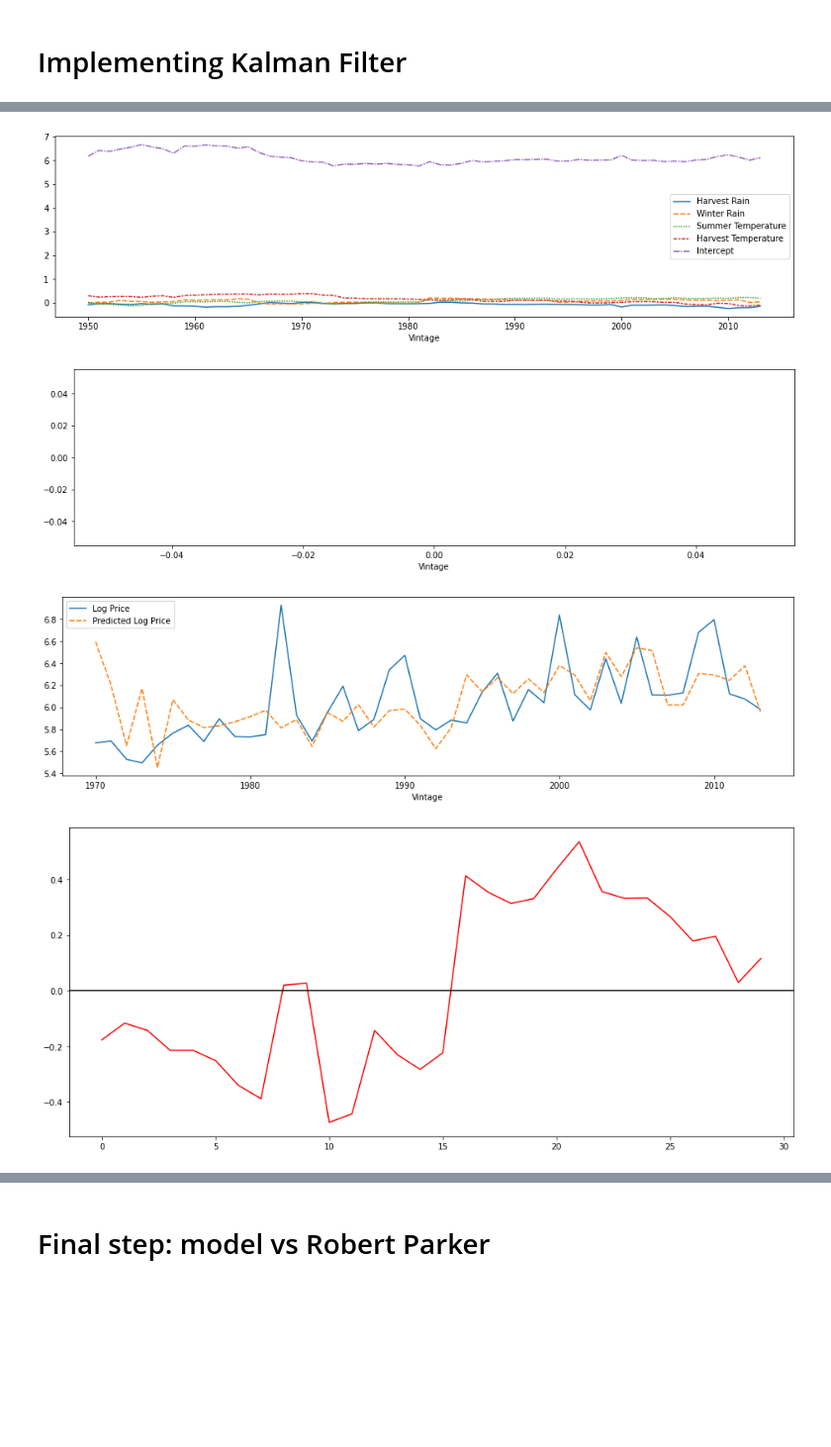
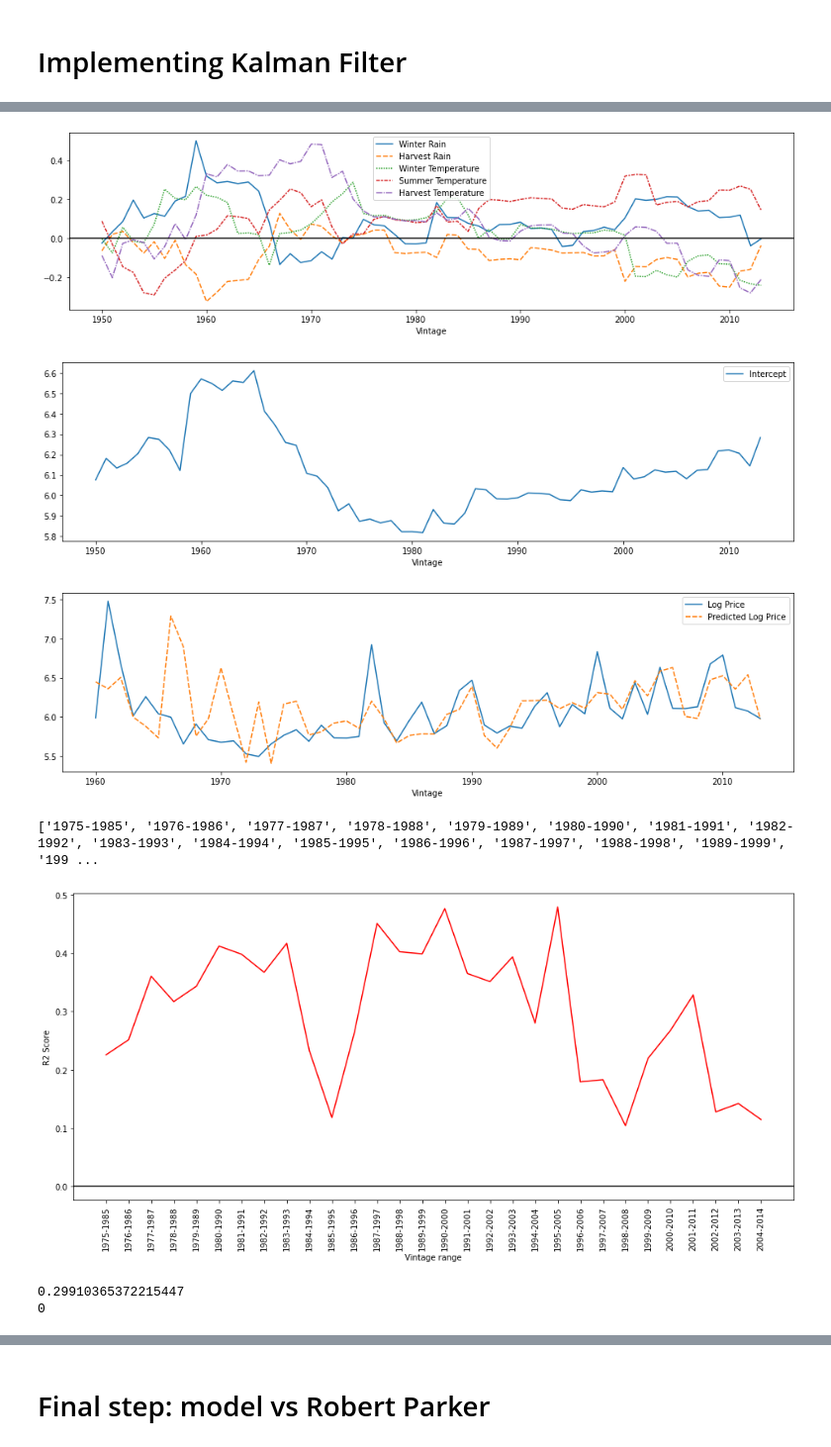
Before and after one commit to RoucherA/GrandCruClassifier, a Jupyter notebook: predictive models.ipynb, the cells around one changed output, grey strips where cells are left out. Shown: that part at 99% size. Drawn from its saved outputs; the diff is of its cells as text; code cells hidden in the pictures; blank space fills up the shorter version.

```diff
--- a/predictive models.ipynb
+++ b/predictive models.ipynb
@@ -45,5 +58,7 @@ X['Harvest Temperature'] = \
 # %%
+display(prices.head())
 y = prices.set_index('Vintage', drop=True)
+y['Log Price'] = np.log(y['Price'])
 sns.lineplot(data=y['Log Price'])
 plt.show()
 # %% [output]
@@ -84,7 +101,7 @@ def Kalman(X,y):
     column_names = X.columns.to_list()+['Intercept']
     coefficients = pd.DataFrame(0, index=y.index, columns=column_names)
 
-    x_k = np.array([-0.05, 0, -0.05, 0.35,6]).reshape(-1,1)
+    x_k = np.array([0]*(len(column_names)-1)+[6]).reshape(-1,1)
     print(np.shape(x_k))
 
     dimension_x = len(X.columns)+1
@@ -94,12 +111,12 @@ def Kalman(X,y):
 
     # Initialize the covariance matrix of random real state perturbations
     Q = np.eye(dimension_x)*1
-    Q[dimension_x-1,dimension_x-1] = 6
+    Q[dimension_x-1,dimension_x-1] = 1
     print(Q)
 
 
     # Initialize the covariance matrix of observation noise, here in dimension 1
-    R = 14
+    R = 1
     predictions = []
     len_buffer = 10
     buffer = [np.zeros_like(x_k)] * len_buffer
@@ -113,7 +130,7 @@ def Kalman(X,y):
         H_k = np.array(X.iloc[vintage-min_vintage, :].values.tolist()+[1]).reshape(1,-1)
 
         a, b = 0,10
-        coeffs = [0]*len_buffer
+        coeffs = [0]*(len_buffer)
         total = sum([a*j+b for j in range(len_buffer-3)])
         for i in range(len_buffer-3):
             coeffs[i] = (a*i + b)/ total
@@ -167,29 +185,54 @@ Name: Predicted Log Price, Length: 64, dtype: float64
 # %%
 import seaborn as sns
 
 plt.figure(figsize=(16,4))
-sns.lineplot(data=coefficients.iloc[:,:5])
-plt.show()
+sns.lineplot(data=coefficients.drop('Intercept', axis=1)).axhline(0., color='black')
+plt.savefig('views/coefficients.png', bbox_inches='tight')
 
-
-plt.figure(figsize=(16,4))
-sns.lineplot(data=coefficients.iloc[:,5:])
 plt.show()
 
 plt.figure(figsize=(16,4))
-sns.lineplot(data=y_result.loc[1970:])
+sns.lineplot(data=coefficients[['Intercept']])
+plt.show()
+
+plt.figure(figsize=(16,4))
+sns.lineplot(data=y_result.loc[1960:2015,['Log Price', 'Predicted Log Price']])
+plt.savefig('views/prediction_v_true.png', bbox_inches='tight')
 plt.show()
 
 r2_scores=[]
-for i in range(55):
-    r2_scores.append(r2_score(actual_prices[i:(i+10)],y_result['Predicted Log Price'][i:(i+10)]))
+for i in range(1950,2005):
+    r2_scores.append(r2_score(y_result.loc[i:(i+10), 'Log Price'],y_result.loc[i:(i+10), 'Predicted Log Price']))
 
+
+labels = [str(i)+'-'+str(i+10) for i in range(1975,2005)]
+print(labels)
 plt.figure(figsize=(16,7))
 sns.lineplot(x=range(30), y=r2_scores[-30:], color='red').axhline(0., color='black')
+plt.xticks(range(30),labels=labels, rotation=90)
+plt.xlabel('Vintage range')
+plt.ylabel('R2 Score')
+plt.savefig('views/r2_scores.png', bbox_inches='tight')
 plt.show()
+
+sel_scores = r2_scores[-30:]
+bad_scores = 0
+for score in sel_scores:
+    if score < -0.1:
+        bad_scores+=1
+    if score < -0.2:
+        bad_scores+=1
+    if score < -0.3:
+        bad_scores+=1
+
+print(np.mean(sel_scores))
+print(bad_scores)
 # %% [output]
-[figure, old version]
+[figure, new version]
-[figure, old version]
+[figure, new version]
-[figure, old version]
+[figure, new version]
+['1975-1985', '1976-1986', '1977-1987', '1978-1988', '1979-1989', '1980-1990', '1981-1991', '1982-1992', '1983-1993', '1984-1994', '1985-1995', '1986-1996', '1987-1997', '1988-1998', '1989-1999', '199 ...
-[figure, old version]
+[figure, new version]
+0.29910365372215447
+0
 # %% [markdown]
```
Also changed, not shown: parts of 10 cells of this notebook, 2 other files.
